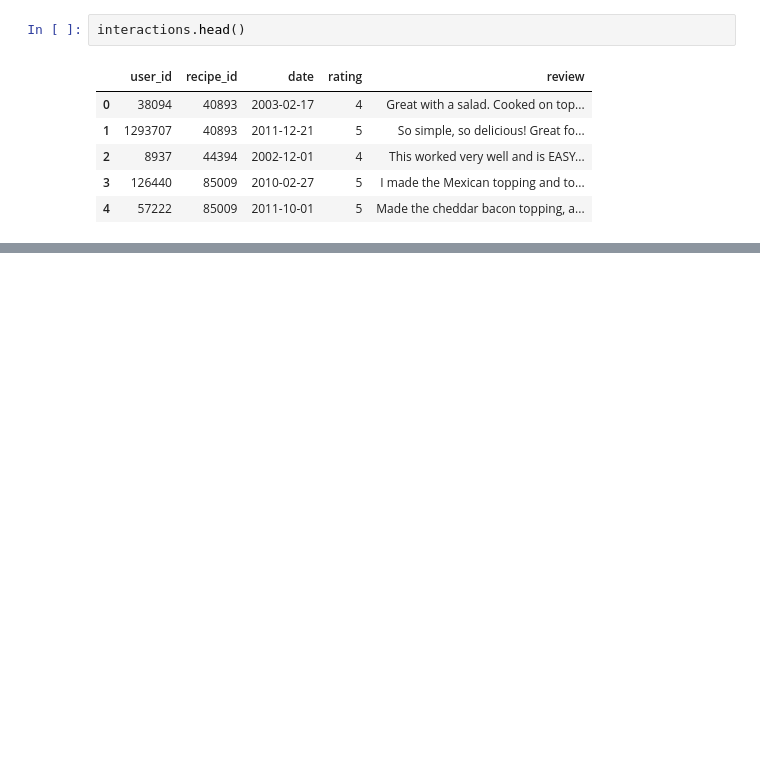
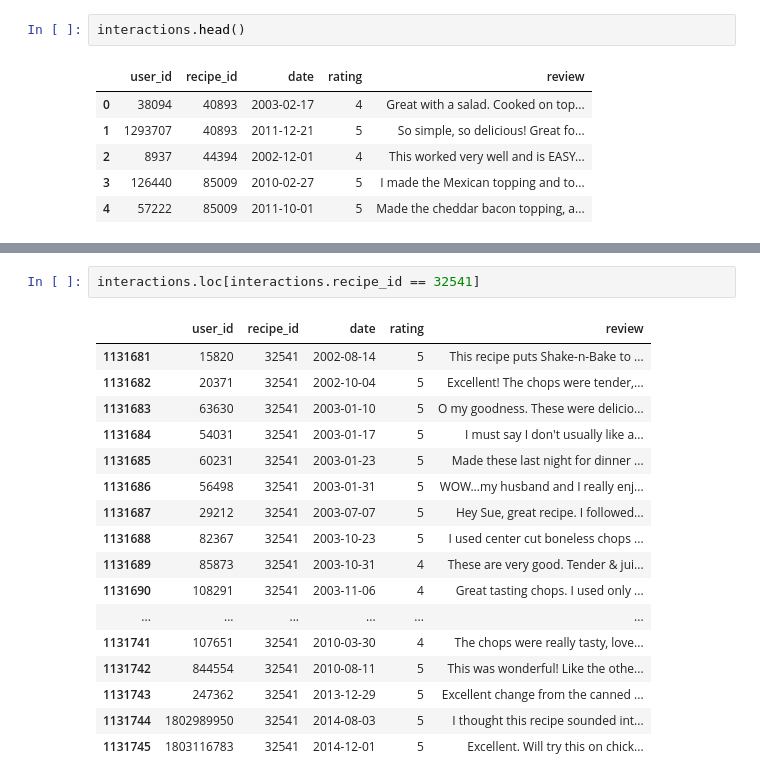
Before and after one commit to Jdiego06/technical-test-SM, a Jupyter notebook: Exploratory.ipynb, the cells around one changed output, grey strips where cells are left out. Drawn from its saved outputs; the diff is of its cells as text; blank space fills up the shorter version.

```diff
--- a/Exploratory.ipynb
+++ b/Exploratory.ipynb
@@ -61 +101,21 @@ recipes.head()
+# %%
+interactions.loc[interactions.recipe_id == 32541]
+# %% [output]
+|  | user_id | recipe_id | date | rating | review |
+| 1131681 | 15820 | 32541 | 2002-08-14 | 5 | This recipe puts Shake-n-Bake to ... |
+| 1131682 | 20371 | 32541 | 2002-10-04 | 5 | Excellent! The chops were tender,... |
+| 1131683 | 63630 | 32541 | 2003-01-10 | 5 | O my goodness. These were delicio... |
+| 1131684 | 54031 | 32541 | 2003-01-17 | 5 | I must say I don't usually like a... |
+| 1131685 | 60231 | 32541 | 2003-01-23 | 5 | Made these last night for dinner ... |
+| 1131686 | 56498 | 32541 | 2003-01-31 | 5 | WOW...my husband and I really enj... |
+| 1131687 | 29212 | 32541 | 2003-07-07 | 5 | Hey Sue, great recipe. I followed... |
+| 1131688 | 82367 | 32541 | 2003-10-23 | 5 | I used center cut boneless chops ... |
+| 1131689 | 85873 | 32541 | 2003-10-31 | 4 | These are very good. Tender & jui... |
+| 1131690 | 108291 | 32541 | 2003-11-06 | 4 | Great tasting chops. I used only ... |
+| ... | ... | ... | ... | ... | ... |
+| 1131741 | 107651 | 32541 | 2010-03-30 | 4 | The chops were really tasty, love... |
+| 1131742 | 844554 | 32541 | 2010-08-11 | 5 | This was wonderful! Like the othe... |
+| 1131743 | 247362 | 32541 | 2013-12-29 | 5 | Excellent change from the canned ... |
+| 1131744 | 1802989950 | 32541 | 2014-08-03 | 5 | I thought this recipe sounded int... |
+| 1131745 | 1803116783 | 32541 | 2014-12-01 | 5 | Excellent. Will try this on chick... |
 # %%
```
Also changed, not shown: parts of 29 cells of this notebook, 2 other files.
